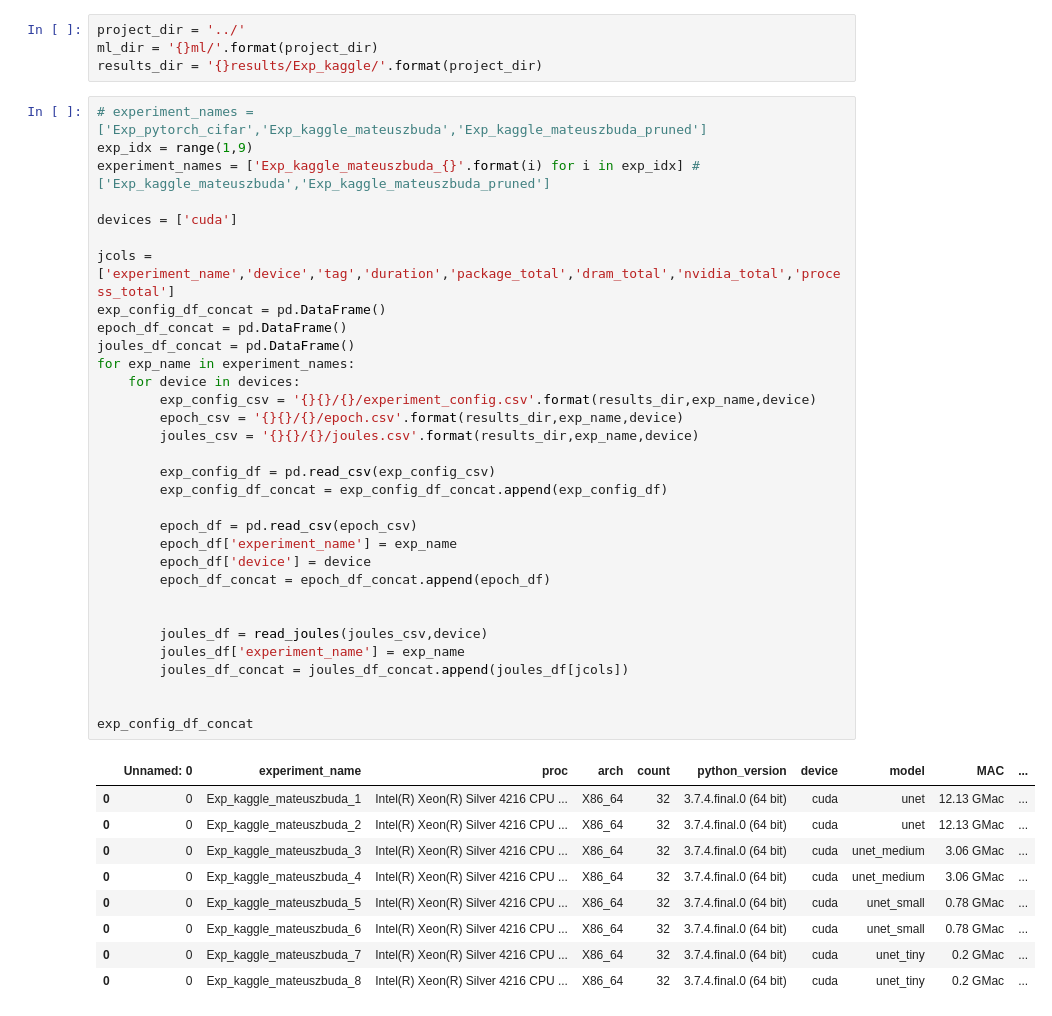
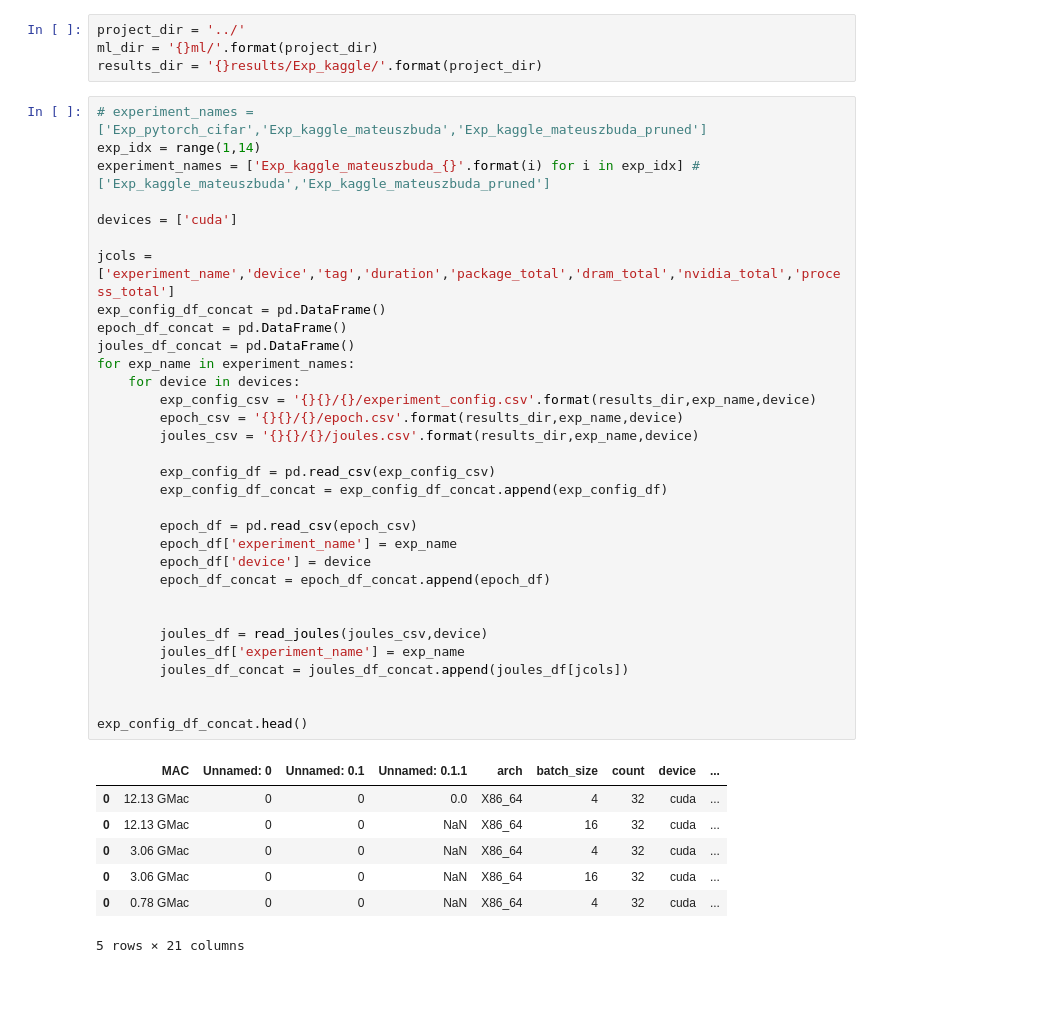
Before and after one commit to neurodatascience/watts_up_compute, a Jupyter notebook: notebooks/6_compare_DL_stages.ipynb, the cells around one changed output. Drawn from its saved outputs; the diff is of its cells as text; blank space fills up the shorter version.

```diff
--- a/notebooks/6_compare_DL_stages.ipynb
+++ b/notebooks/6_compare_DL_stages.ipynb
@@ -18,46 +18,44 @@ ml_dir = '{}ml/'.format(project_dir)
 results_dir = '{}results/Exp_kaggle/'.format(project_dir)
 # %%
 # experiment_names = ['Exp_pytorch_cifar','Exp_kaggle_mateuszbuda','Exp_kaggle_mateuszbuda_pruned']
-exp_idx = range(1,9)
+exp_idx = range(1,14)
 experiment_names = ['Exp_kaggle_mateuszbuda_{}'.format(i) for i in exp_idx] #['Exp_kaggle_mateuszbuda','Exp_kaggle_mateuszbuda_pruned']
 
 devices = ['cuda']
 
 jcols = ['experiment_name','device','tag','duration','package_total','dram_total','nvidia_total','process_total']
 exp_config_df_concat = pd.DataFrame()
 epoch_df_concat = pd.DataFrame()
 joules_df_concat = pd.DataFrame()
 for exp_name in experiment_names:
     for device in devices:
         exp_config_csv = '{}{}/{}/experiment_config.csv'.format(results_dir,exp_name,device)
         epoch_csv = '{}{}/{}/epoch.csv'.format(results_dir,exp_name,device)
         joules_csv = '{}{}/{}/joules.csv'.format(results_dir,exp_name,device)
 
         exp_config_df = pd.read_csv(exp_config_csv)
         exp_config_df_concat = exp_config_df_concat.append(exp_config_df)
 
         epoch_df = pd.read_csv(epoch_csv)
         epoch_df['experiment_name'] = exp_name
         epoch_df['device'] = device
         epoch_df_concat = epoch_df_concat.append(epoch_df)
 
 
         joules_df = read_joules(joules_csv,device)
         joules_df['experiment_name'] = exp_name
         joules_df_concat = joules_df_concat.append(joules_df[jcols])
 
 
-exp_config_df_concat
+exp_config_df_concat.head()
 # %% [output]
-|  | Unnamed: 0 | experiment_name | proc | arch | count | python_version | device | model | MAC | ... |
-| 0 | 0 | Exp_kaggle_mateuszbuda_1 | Intel(R) Xeon(R) Silver 4216 CPU ... | X86_64 | 32 | 3.7.4.final.0 (64 bit) | cuda | unet | 12.13 GMac | ... |
-| 0 | 0 | Exp_kaggle_mateuszbuda_2 | Intel(R) Xeon(R) Silver 4216 CPU ... | X86_64 | 32 | 3.7.4.final.0 (64 bit) | cuda | unet | 12.13 GMac | ... |
-| 0 | 0 | Exp_kaggle_mateuszbuda_3 | Intel(R) Xeon(R) Silver 4216 CPU ... | X86_64 | 32 | 3.7.4.final.0 (64 bit) | cuda | unet_medium | 3.06 GMac | ... |
-| 0 | 0 | Exp_kaggle_mateuszbuda_4 | Intel(R) Xeon(R) Silver 4216 CPU ... | X86_64 | 32 | 3.7.4.final.0 (64 bit) | cuda | unet_medium | 3.06 GMac | ... |
-| 0 | 0 | Exp_kaggle_mateuszbuda_5 | Intel(R) Xeon(R) Silver 4216 CPU ... | X86_64 | 32 | 3.7.4.final.0 (64 bit) | cuda | unet_small | 0.78 GMac | ... |
-| 0 | 0 | Exp_kaggle_mateuszbuda_6 | Intel(R) Xeon(R) Silver 4216 CPU ... | X86_64 | 32 | 3.7.4.final.0 (64 bit) | cuda | unet_small | 0.78 GMac | ... |
-| 0 | 0 | Exp_kaggle_mateuszbuda_7 | Intel(R) Xeon(R) Silver 4216 CPU ... | X86_64 | 32 | 3.7.4.final.0 (64 bit) | cuda | unet_tiny | 0.2 GMac | ... |
-| 0 | 0 | Exp_kaggle_mateuszbuda_8 | Intel(R) Xeon(R) Silver 4216 CPU ... | X86_64 | 32 | 3.7.4.final.0 (64 bit) | cuda | unet_tiny | 0.2 GMac | ... |
+|  | MAC | Unnamed: 0 | Unnamed: 0.1 | Unnamed: 0.1.1 | arch | batch_size | count | device | ... |
+| 0 | 12.13 GMac | 0 | 0 | 0.0 | X86_64 | 4 | 32 | cuda | ... |
+| 0 | 12.13 GMac | 0 | 0 | NaN | X86_64 | 16 | 32 | cuda | ... |
+| 0 | 3.06 GMac | 0 | 0 | NaN | X86_64 | 4 | 32 | cuda | ... |
+| 0 | 3.06 GMac | 0 | 0 | NaN | X86_64 | 16 | 32 | cuda | ... |
+| 0 | 0.78 GMac | 0 | 0 | NaN | X86_64 | 4 | 32 | cuda | ... |
+5 rows × 21 columns
 # %%
 plot_df = joules_df_concat.copy()
 plot_df = plot_df[plot_df['device']=='cuda']
```
Also changed, not shown: parts of 4 cells of this notebook, 5 other files.
